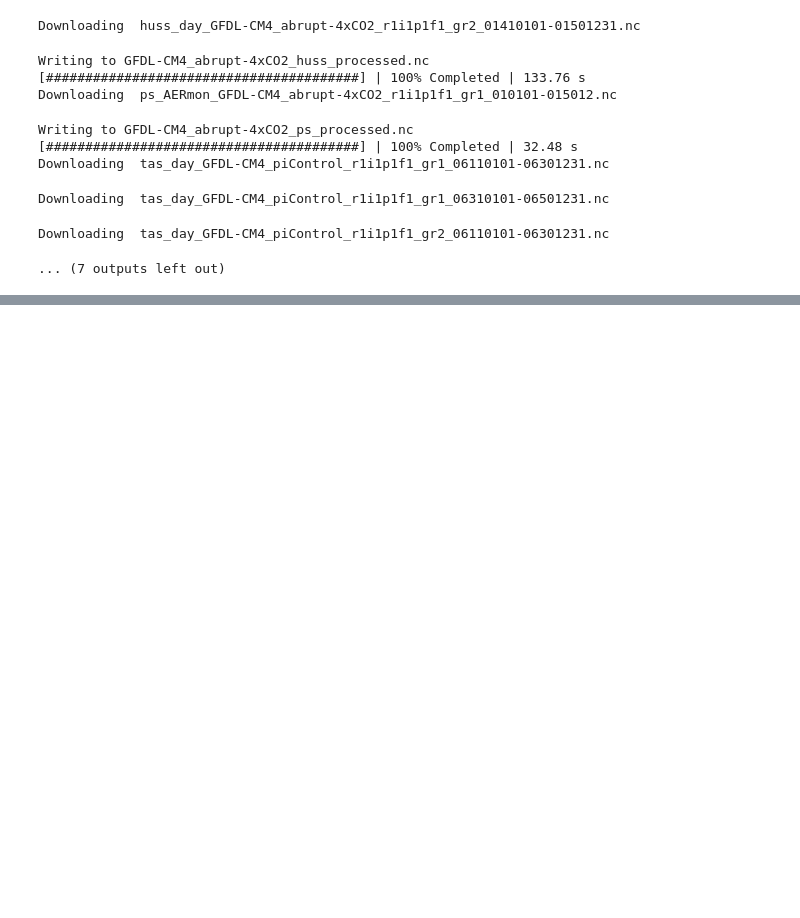
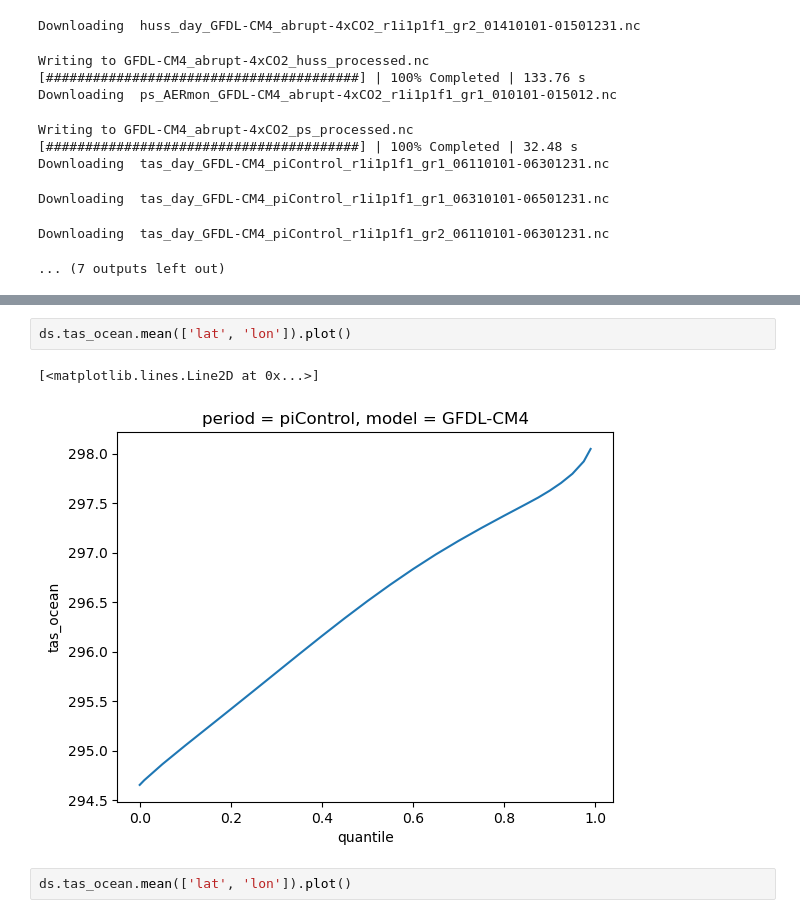
Before and after one commit to chingosa/TropExt, a Jupyter notebook: CMIP6_Analysis/17_12_24.ipynb, the cells around one changed output, grey strips where cells are left out. Drawn from its saved outputs; the diff is of its cells as text; blank space fills up the shorter version.

```diff
--- a/CMIP6_Analysis/17_12_24.ipynb
+++ b/CMIP6_Analysis/17_12_24.ipynb
@@ -592,0 +618,7 @@ for Var in ['tas', 'huss', 'qsat']:
+# %%
+ds.tas_ocean.mean(['lat', 'lon']).plot()
+# %% [output]
+[<matplotlib.lines.Line2D at 0x...>]
+[figure, added]
+# %%
+ds.tas_ocean.mean(['lat', 'lon']).plot()
```
Also changed, not shown: parts of 10 cells of this notebook, 7 other files.
